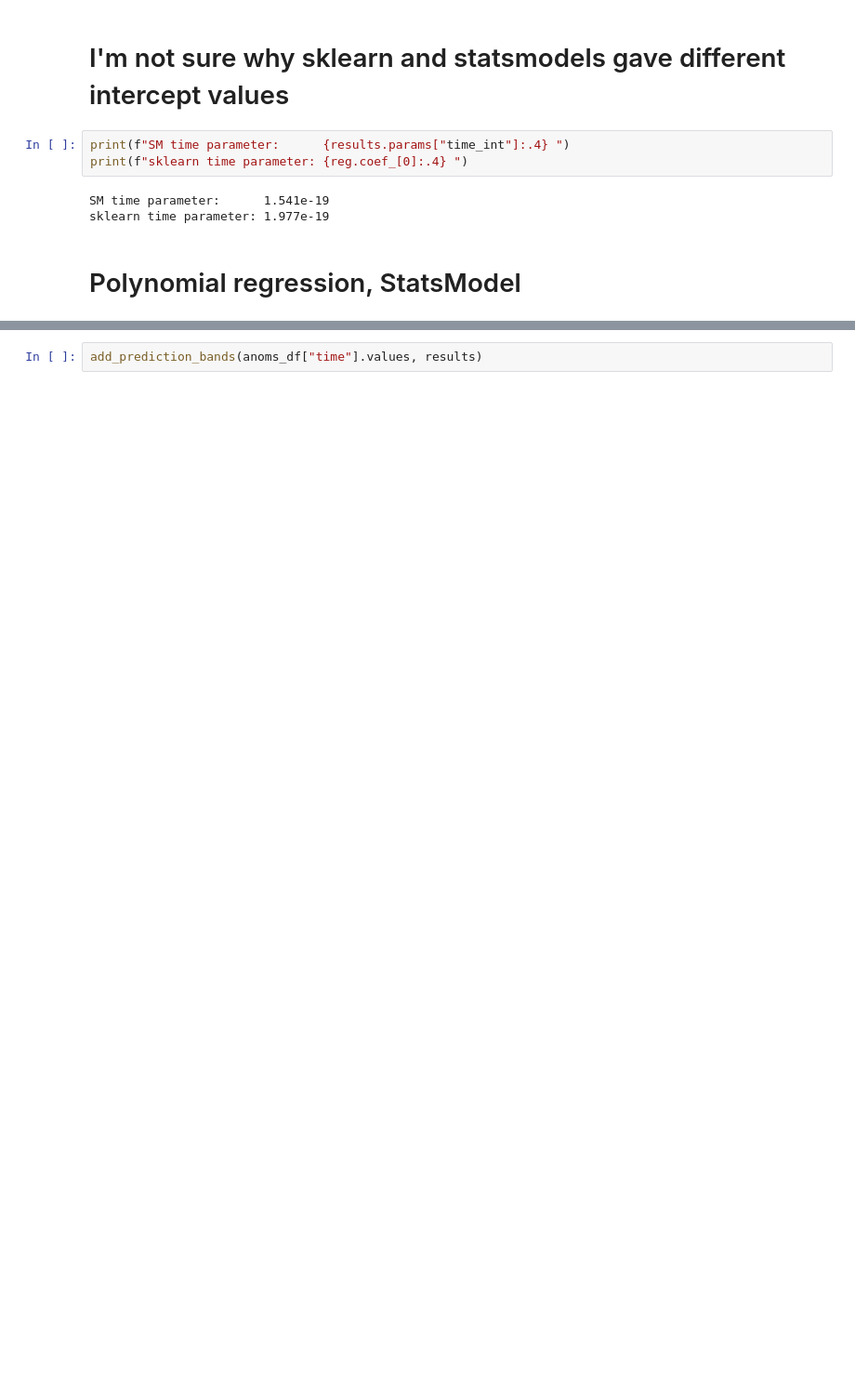
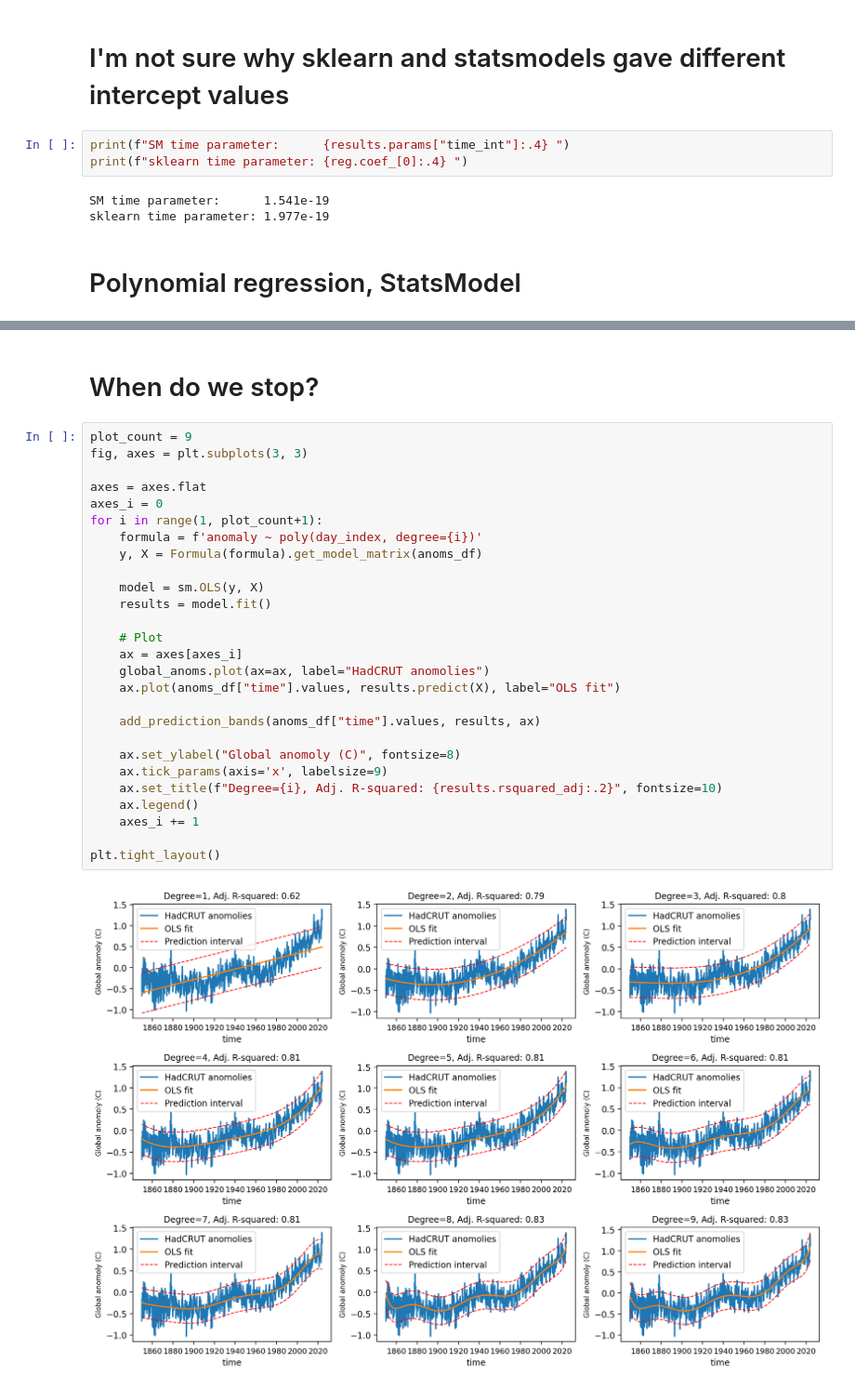
Before and after one commit to AndrewLngdn/hc_analysis, a Jupyter notebook: linear_regression.ipynb, the cells around one changed output, grey strips where cells are left out. Shown at 93% size. Cells and saved outputs as stored; diff of their text form; blank space fills up the shorter version.

```diff
--- a/linear_regression.ipynb
+++ b/linear_regression.ipynb
@@ -204,2 +194,31 @@ strong multicollinearity or other numerical problems.
-# %%
-add_prediction_bands(anoms_df["time"].values, results)
+# %% [markdown]
+# When do we stop?
+# %%
+plot_count = 9
+fig, axes = plt.subplots(3, 3)
+
+axes = axes.flat
+axes_i = 0
+for i in range(1, plot_count+1):
+    formula = f'anomaly ~ poly(day_index, degree={i})'
+    y, X = Formula(formula).get_model_matrix(anoms_df)
+
+    model = sm.OLS(y, X)
+    results = model.fit()
+
+    # Plot
+    ax = axes[axes_i]
+    global_anoms.plot(ax=ax, label="HadCRUT anomolies")
+    ax.plot(anoms_df["time"].values, results.predict(X), label="OLS fit")
+
+    add_prediction_bands(anoms_df["time"].values, results, ax)
+
+    ax.set_ylabel("Global anomoly (C)", fontsize=8)
+    ax.tick_params(axis='x', labelsize=9)
+    ax.set_title(f"Degree={i}, Adj. R-squared: {results.rsquared_adj:.2}", fontsize=10)
+    ax.legend()
+    axes_i += 1
+
+plt.tight_layout()
+# %% [output]
+[figure, added]
```
Also changed, not shown: parts of 2 cells of this notebook.
